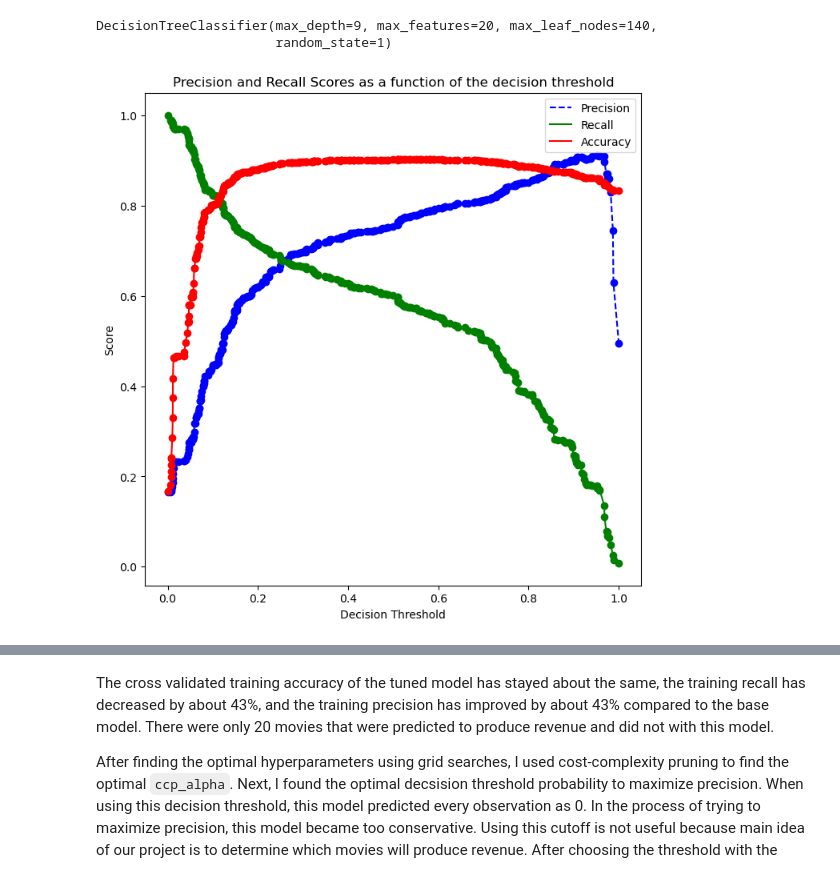
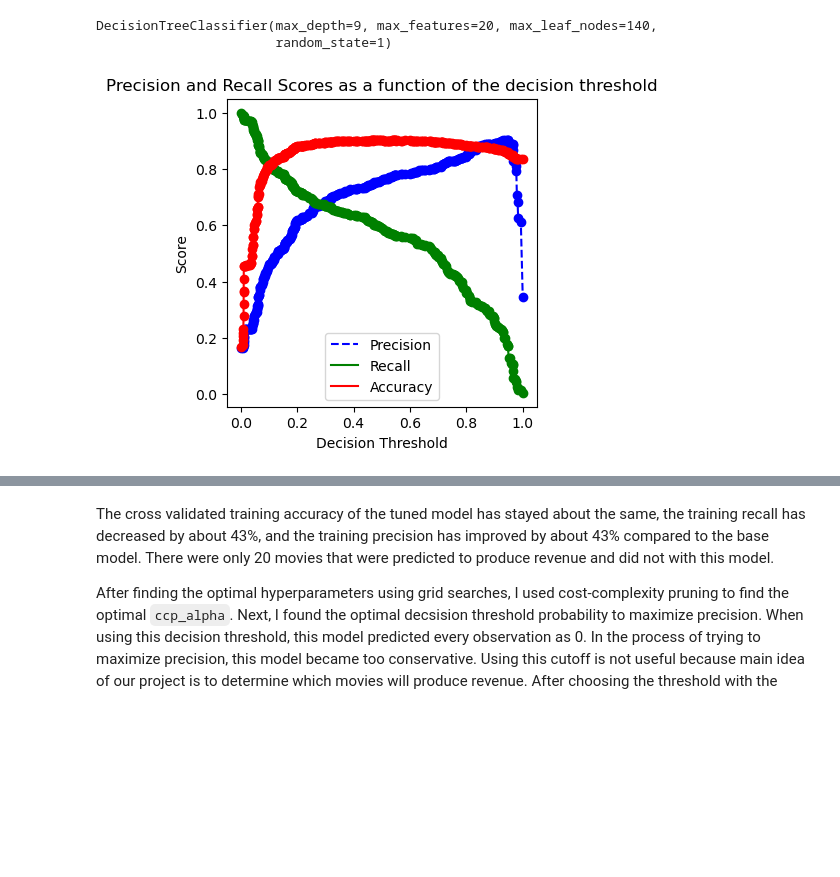
Before and after one commit to ElijahNascar/Movie-Classification-Models, a Jupyter notebook: Krish's_Fan_Club_Project_Report.ipynb, the cells around one changed output, grey strips where cells are left out. Cells and saved outputs as stored; diff of their text form; code cells hidden in the pictures; blank space fills up the shorter version.

```diff
--- a/Krish's_Fan_Club_Project_Report.ipynb
+++ b/Krish's_Fan_Club_Project_Report.ipynb
@@ -655,31 +620,31 @@ DecisionTreeClassifier(max_depth=9, max_features=20, max_leaf_nodes=140,
 # %%
 # finding the optimal decision threshold probability to maximize precision
 cross_val_ypred = cross_val_predict(model, X_train, y_train, cv = 5, method = 'predict_proba')
 
 p, r, thresholds = precision_recall_curve(y_train, cross_val_ypred[:,1])
 acc = np.ndarray(shape = (len(thresholds),))
 i = 0
 for th in thresholds:
     y_pred = cross_val_ypred[:,1] > th
     y_pred = y_pred.astype(int)
     acc[i] = accuracy_score(y_pred, y_train)
     i = i + 1
 def plot_precision_recall_vs_threshold(precisions, recalls, thresholds):
-    plt.figure(figsize=(8, 8))
+    plt.figure(figsize=(4, 4))
     plt.title("Precision and Recall Scores as a function of the decision threshold")
     plt.plot(thresholds, precisions[:-1], "b--", label="Precision")
     plt.plot(thresholds, recalls[:-1], "g-", label="Recall")
     plt.plot(thresholds, acc, "r-", label="Accuracy")
     plt.plot(thresholds, precisions[:-1], "o", color = 'blue')
     plt.plot(thresholds, recalls[:-1], "o", color = 'green')
     plt.plot(thresholds, acc, "o", color = 'red')
     plt.ylabel("Score")
     plt.xlabel("Decision Threshold")
     plt.legend(loc='best')
     plt.legend()
 plot_precision_recall_vs_threshold(p, r, thresholds)
 # %% [output]
-[figure, old version]
+[figure, new version]
 # %%
 all_thresholds = pd.DataFrame({'thresholds': thresholds,
                            'precision': p[:-1],
```
Also changed, not shown: parts of 45 cells of this notebook, 2 other files.
